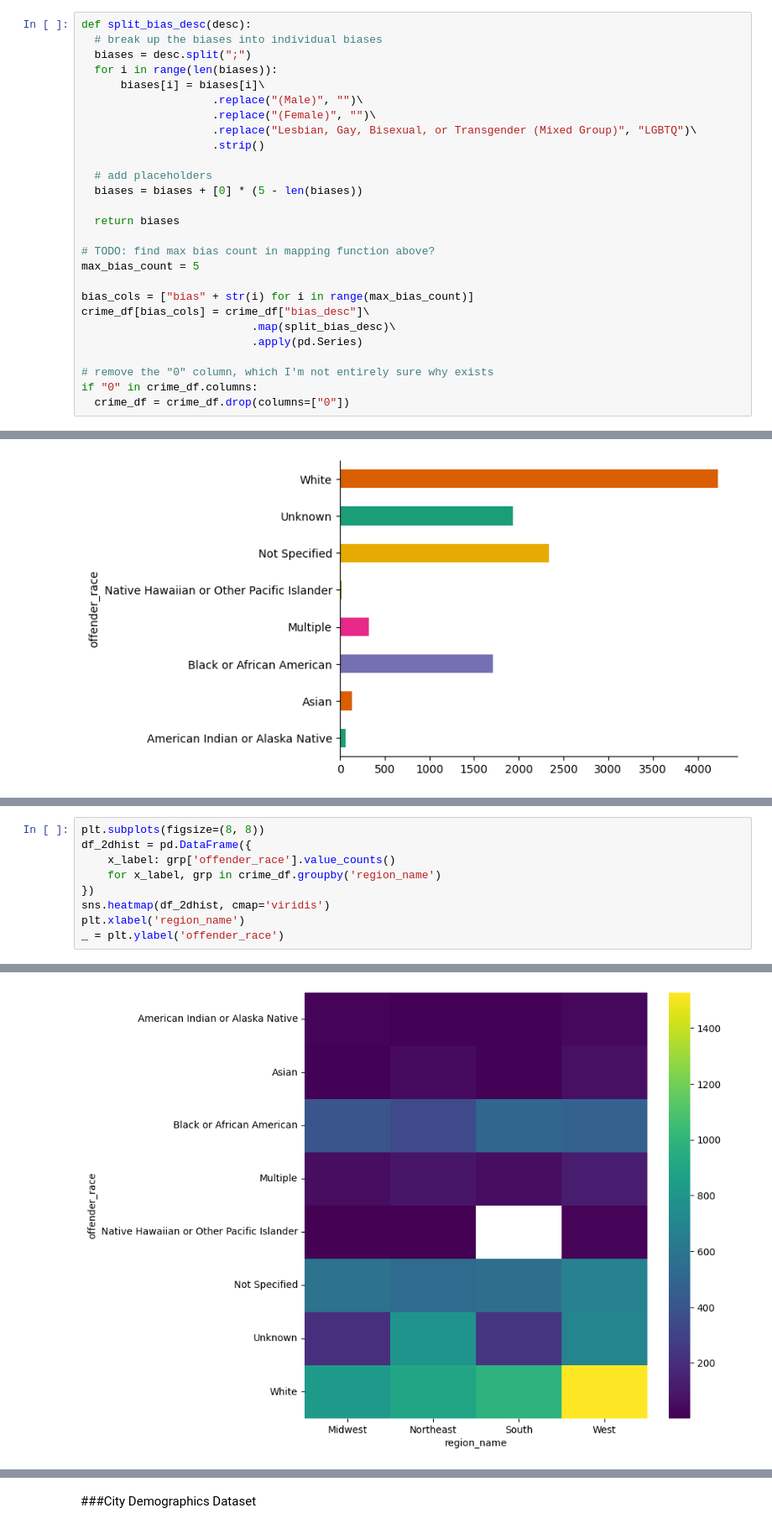
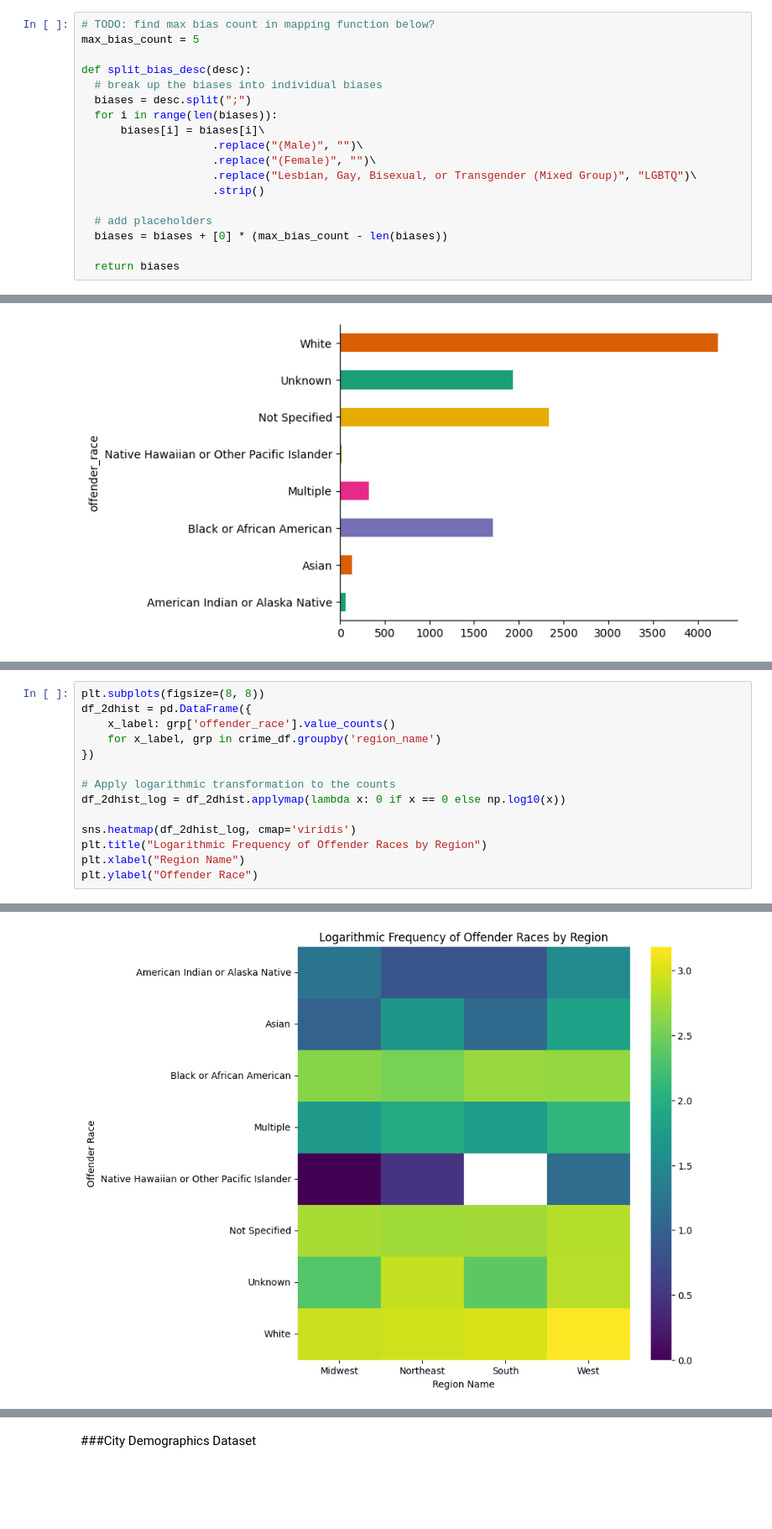
Before and after one commit to IsaacFigNewton/Analyzing-Hate-Crime-Data, a Jupyter notebook: Hate_Crime_Data_Exploration.ipynb, the cells around one changed output, grey strips where cells are left out. Shown at 84% size. Cells and saved outputs as stored; diff of their text form; blank space fills up the shorter version.

```diff
--- a/Hate_Crime_Data_Exploration.ipynb
+++ b/Hate_Crime_Data_Exploration.ipynb
@@ -99,6 +78,9 @@ crime_df[["data_year", "incident_month", "incident_day"]] = crime_df["incident_d
 # %% [markdown]
 ###Break up bias descriptions into dummy columns
 # %%
+# TODO: find max bias count in mapping function below?
+max_bias_count = 5
+
 def split_bias_desc(desc):
   # break up the biases into individual biases
   biases = desc.split(";")
@@ -110,18 +92,6 @@ def split_bias_desc(desc):
                     .strip()
 
   # add placeholders
-  biases = biases + [0] * (5 - len(biases))
+  biases = biases + [0] * (max_bias_count - len(biases))
 
   return biases
-
-# TODO: find max bias count in mapping function above?
-max_bias_count = 5
-
-bias_cols = ["bias" + str(i) for i in range(max_bias_count)]
-crime_df[bias_cols] = crime_df["bias_desc"]\
-                          .map(split_bias_desc)\
-                          .apply(pd.Series)
-
-# remove the "0" column, which I'm not entirely sure why exists
-if "0" in crime_df.columns:
-  crime_df = crime_df.drop(columns=["0"])
@@ -349,7 +373,12 @@ df_2dhist = pd.DataFrame({
     x_label: grp['offender_race'].value_counts()
     for x_label, grp in crime_df.groupby('region_name')
 })
-sns.heatmap(df_2dhist, cmap='viridis')
-plt.xlabel('region_name')
-_ = plt.ylabel('offender_race')
+
+# Apply logarithmic transformation to the counts
+df_2dhist_log = df_2dhist.applymap(lambda x: 0 if x == 0 else np.log10(x))
+
+sns.heatmap(df_2dhist_log, cmap='viridis')
+plt.title("Logarithmic Frequency of Offender Races by Region")
+plt.xlabel("Region Name")
+plt.ylabel("Offender Race")
 # %% [output]
@@ -356 +386 @@ _ = plt.ylabel('offender_race')
-[figure, old version]
+[figure, new version]
```
Also changed, not shown: parts of 20 cells of this notebook.
